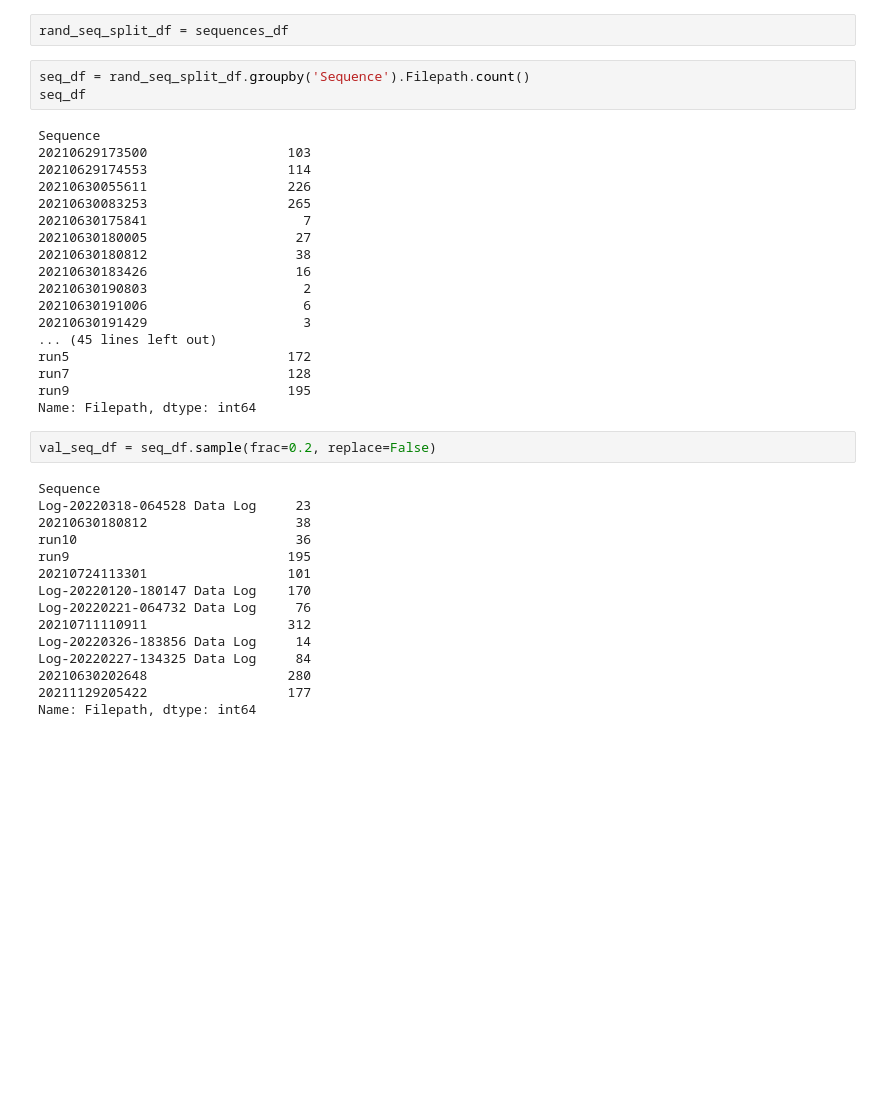
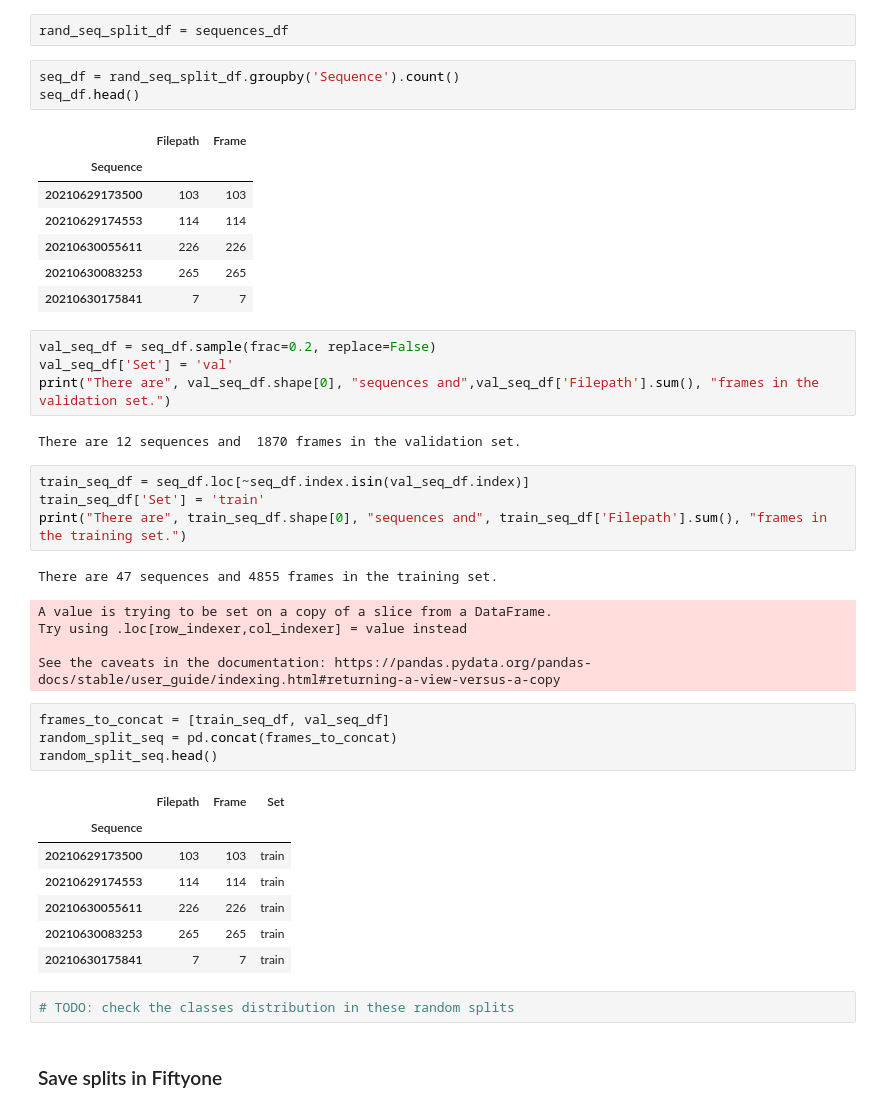
Before and after one commit to Seeeeeyo/yolov5_multitask, a Jupyter notebook: notebooks/Fiftyone - Split DataSet - Many Approaches.ipynb, the cells around one changed output. Saved outputs shown, nothing was run; the diff lists cells and outputs as text; blank space fills up the shorter version.

```diff
--- a/notebooks/Fiftyone - Split DataSet - Many Approaches.ipynb
+++ b/notebooks/Fiftyone - Split DataSet - Many Approaches.ipynb
@@ -549,40 +556,45 @@ sequences_df.head()
 # %%
 rand_seq_split_df = sequences_df
 # %%
-seq_df = rand_seq_split_df.groupby('Sequence').Filepath.count()
-seq_df
+seq_df = rand_seq_split_df.groupby('Sequence').count()
+seq_df.head()
 # %% [output]
-Sequence
-20210629173500                  103
-20210629174553                  114
-20210630055611                  226
-20210630083253                  265
-20210630175841                    7
-20210630180005                   27
-20210630180812                   38
-20210630183426                   16
-20210630190803                    2
-20210630191006                    6
-20210630191429                    3
-... (45 lines left out)
-run5                            172
-run7                            128
-run9                            195
-Name: Filepath, dtype: int64
+|  | Filepath | Frame |
+| Sequence |  |  |
+| 20210629173500 | 103 | 103 |
+| 20210629174553 | 114 | 114 |
+| 20210630055611 | 226 | 226 |
+| 20210630083253 | 265 | 265 |
+| 20210630175841 | 7 | 7 |
 # %%
 val_seq_df = seq_df.sample(frac=0.2, replace=False)
+val_seq_df['Set'] = 'val'
+print("There are", val_seq_df.shape[0], "sequences and",val_seq_df['Filepath'].sum(), "frames in the validation set.")
 # %% [output]
-Sequence
-Log-20220318-064528 Data Log     23
-20210630180812                   38
-run10                            36
-run9                            195
-20210724113301                  101
-Log-20220120-180147 Data Log    170
-Log-20220221-064732 Data Log     76
-20210711110911                  312
-Log-20220326-183856 Data Log     14
-Log-20220227-134325 Data Log     84
-20210630202648                  280
-20211129205422                  177
-Name: Filepath, dtype: int64
+There are 12 sequences and  1870 frames in the validation set.
+# %%
+train_seq_df = seq_df.loc[~seq_df.index.isin(val_seq_df.index)]
+train_seq_df['Set'] = 'train'
+print("There are", train_seq_df.shape[0], "sequences and", train_seq_df['Filepath'].sum(), "frames in the training set.")
+# %% [output]
+There are 47 sequences and 4855 frames in the training set.
+A value is trying to be set on a copy of a slice from a DataFrame.
+Try using .loc[row_indexer,col_indexer] = value instead
+
+See the caveats in the documentation: https://pandas.pydata.org/pandas-docs/stable/user_guide/indexing.html#returning-a-view-versus-a-copy
+# %%
+frames_to_concat = [train_seq_df, val_seq_df]
+random_split_seq = pd.concat(frames_to_concat)
+random_split_seq.head()
+# %% [output]
+|  | Filepath | Frame | Set |
+| Sequence |  |  |  |
+| 20210629173500 | 103 | 103 | train |
+| 20210629174553 | 114 | 114 | train |
+| 20210630055611 | 226 | 226 | train |
+| 20210630083253 | 265 | 265 | train |
+| 20210630175841 | 7 | 7 | train |
+# %%
+# TODO: check the classes distribution in these random splits
+# %% [markdown]
+### Save splits in Fiftyone
```
Also changed, not shown: parts of 13 cells of this notebook.
